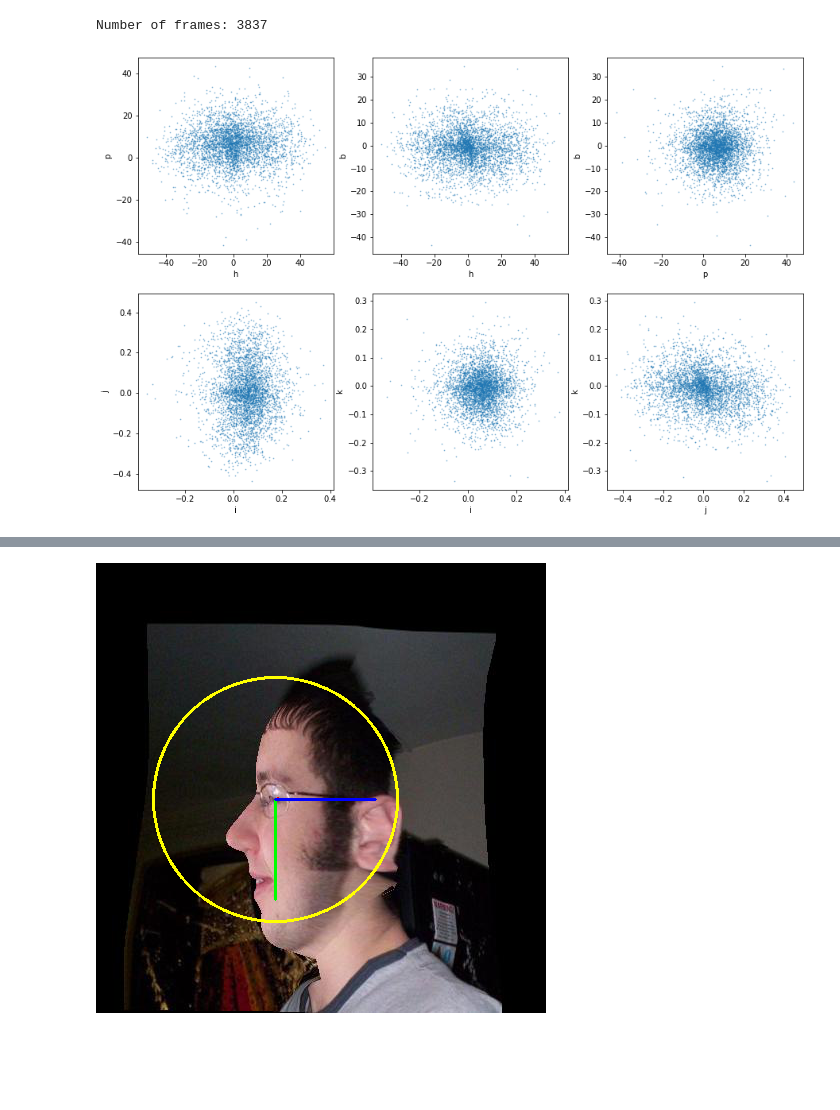
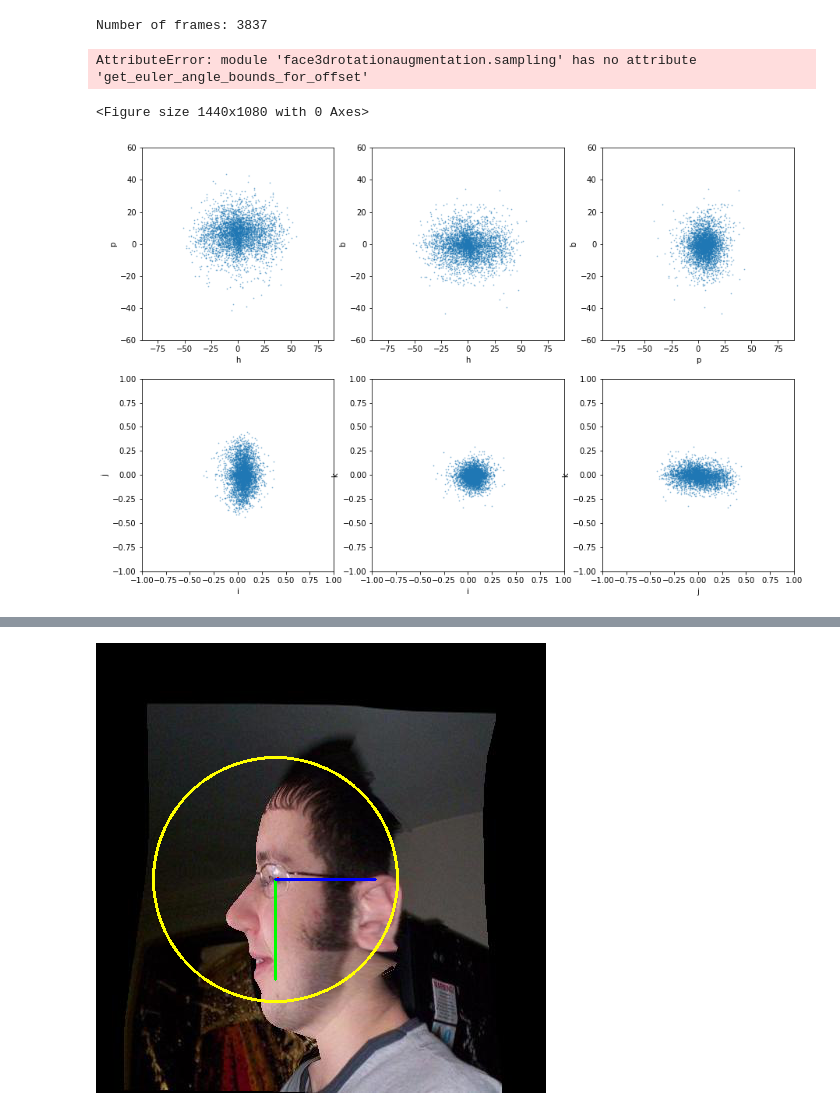
Before and after one commit to DaWelter/face-3d-rotation-augmentation, a Jupyter notebook: sampling-demo.ipynb, the cells around one changed output, grey strips where cells are left out. Saved outputs shown, nothing was run; the diff lists cells and outputs as text; code cells hidden in the pictures; blank space fills up the shorter version.

```diff
--- a/sampling-demo.ipynb
+++ b/sampling-demo.ipynb
@@ -77,20 +32,74 @@ Number of frames: 3837
+# %%
+def plot_euler_angle_bounds():
+    fig = pyplot.figure(figsize=(20,15))
+    hs = np.linspace(-110.,110.,221)
+    p = 0.
+    b = 0.
+    h_ranges = np.asarray([ sampling.get_euler_angle_bounds_for_offset(make_rot([h,p,b]))[0] for h in (deg2rad*hs) ]) / deg2rad
+    ax = pyplot.subplot(331)
+    ax.plot(hs, h_ranges.T[0], label='h min')
+    ax.plot(hs, h_ranges.T[1], label='h_max')
+    ax.axhline(c = 'k')
+    ax.axvline(c = 'k')
+    ax.legend()
+    axes = np.array([
+        [
+        pyplot.subplot(334),
+        pyplot.subplot(335),
+        pyplot.subplot(336)],
+        [
+        pyplot.subplot(337),
+        pyplot.subplot(338),
+        pyplot.subplot(339)
+    ]])
+    for i,h in enumerate(deg2rad*np.asarray([0., 45, 90.])):
+        ax = axes[0,i]
+        ps = np.linspace(-50.,50.,101)
+        b = 0.
+        p_ranges = np.asarray([ sampling.get_euler_angle_bounds_for_offset(make_rot([h,p,b]))[1] for p in (deg2rad*ps) ]) / deg2rad
+        ax.plot(ps, p_ranges.T[0], label=f'p min @ h={h/deg2rad:0.1f}')
+        ax.plot(ps, p_ranges.T[1], label=f'p_max @ h={h/deg2rad:0.1f}')
+        ax.axhline(c = 'k')
+        ax.axvline(c = 'k')
+        ax.legend()
+
+    for i,h in enumerate(deg2rad*np.asarray([0., 45, 90.])):
+        ax = axes[1,i]
+        bs = np.linspace(-30.,30.,61)
+        p = 0.
+        b_ranges = np.asarray([ sampling.get_euler_angle_bounds_for_offset(make_rot([h,p,b]))[2] for b in (deg2rad*bs) ]) / deg2rad
+        ax.plot(bs, b_ranges.T[0], label=f'b min @ h={h/deg2rad:0.1f}')
+        ax.plot(bs, b_ranges.T[1], label=f'b_max @ h={h/deg2rad:0.1f}')
+        ax.axhline(c = 'k')
+        ax.axvline(c = 'k')
+        ax.legend()
+
+    pyplot.tight_layout()
+    pyplot.show()
+
+plot_euler_angle_bounds()
+# %% [output]
+AttributeError: module 'face3drotationaugmentation.sampling' has no attribute 'get_euler_angle_bounds_for_offset'
+<Figure size 1440x1080 with 0 Axes>
 # %%
 def plot_rotation_distribution(all_rots):
     hpb = get_hpb(all_rots)
     quats = all_rots.as_quat()
     fig, axes = pyplot.subplots(2,3, figsize=(15,10))
     axes = axes.ravel()
     ax = axes[0]
     names = 'h p b'.split()
     pairs = [ (0,1), (0,2), (1,2) ]
     for ax, (i,j) in zip(axes[:3],pairs):
         ax.scatter(hpb.T[i]/deg2rad, hpb.T[j]/deg2rad, s=0.5, alpha=0.5)
         ax.set(xlabel=names[i], ylabel=names[j])
+        ax.set(xlim=(-90.,90.),ylim=(-60.,60.))
     names = 'i j k'.split()
     for ax, (i,j) in zip(axes[3:],pairs):
         ax.scatter(quats.T[i], quats.T[j], s=0.5, alpha=0.5)
         ax.set(xlabel=names[i], ylabel=names[j])
+        ax.set(xlim=(-1.,1.),ylim=(-1.,1.))
 
 plot_rotation_distribution(all_rots)
 # %% [output]
-[figure, old version]
+[figure, new version]
```
Also changed, not shown: parts of 7 cells of this notebook, 7 other files.
